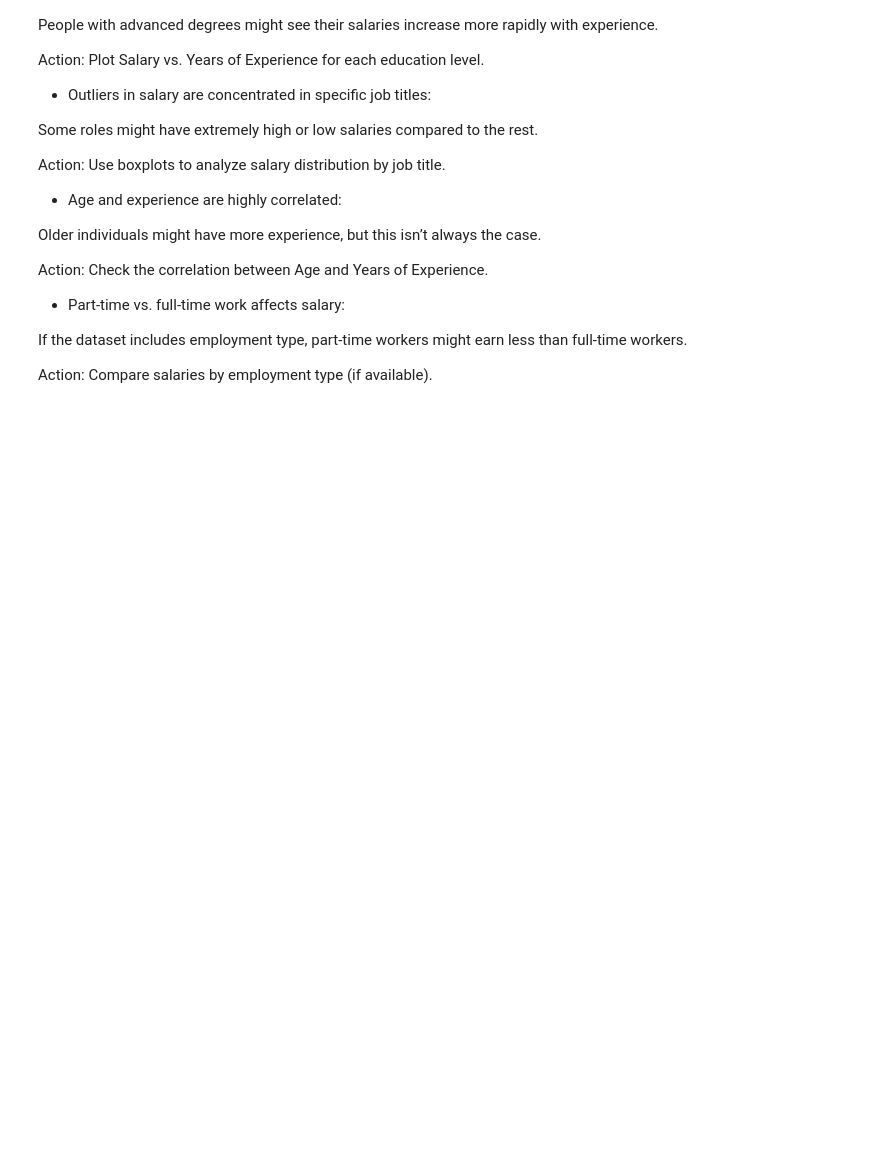
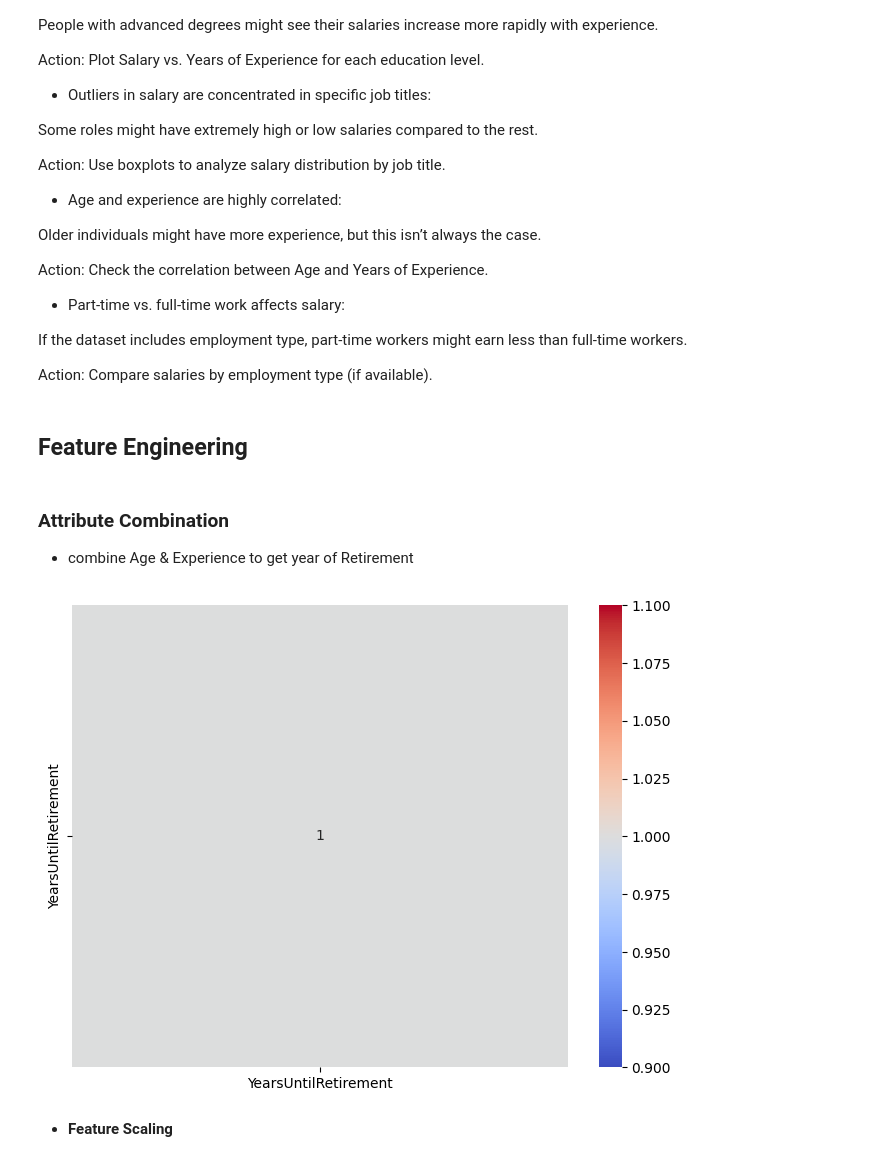
Before and after one commit to RonnyMuthomi/Salary_Prediction_Model, a Jupyter notebook: salary_model.ipynb, the cells around one changed output. Drawn from its saved outputs; the diff is of its cells as text; code cells hidden in the pictures; blank space fills up the shorter version.

```diff
--- a/salary_model.ipynb
+++ b/salary_model.ipynb
@@ -259,3 +291,24 @@ Action: Check the correlation between Age and Years of Experience.
 If the dataset includes employment type, part-time workers might earn less than full-time workers.
 
 Action: Compare salaries by employment type (if available).
+# %% [markdown]
+## **Feature Engineering**
+# %% [markdown]
+### Attribute Combination
+* combine Age & Experience to get year of Retirement
+# %%
+# YearOfretirement
+
+salary_df['YearsUntilRetirement'] = 65 - salary_df['Age'] - salary_df['Experience']
+# %%
+new_feature = ['YearsUntilRetirement']
+correlation2 = salary_df[new_feature].corr()
+
+# use heatmap
+fig, ax = plt.subplots(figsize=(8, 6))
+sns.heatmap(correlation2, annot=True, cmap='coolwarm')
+plt.show()
+# %% [output]
+[figure, added]
+# %% [markdown]
+* **Feature Scaling**
```
Also changed, not shown: parts of 46 cells of this notebook, 2 other files.
